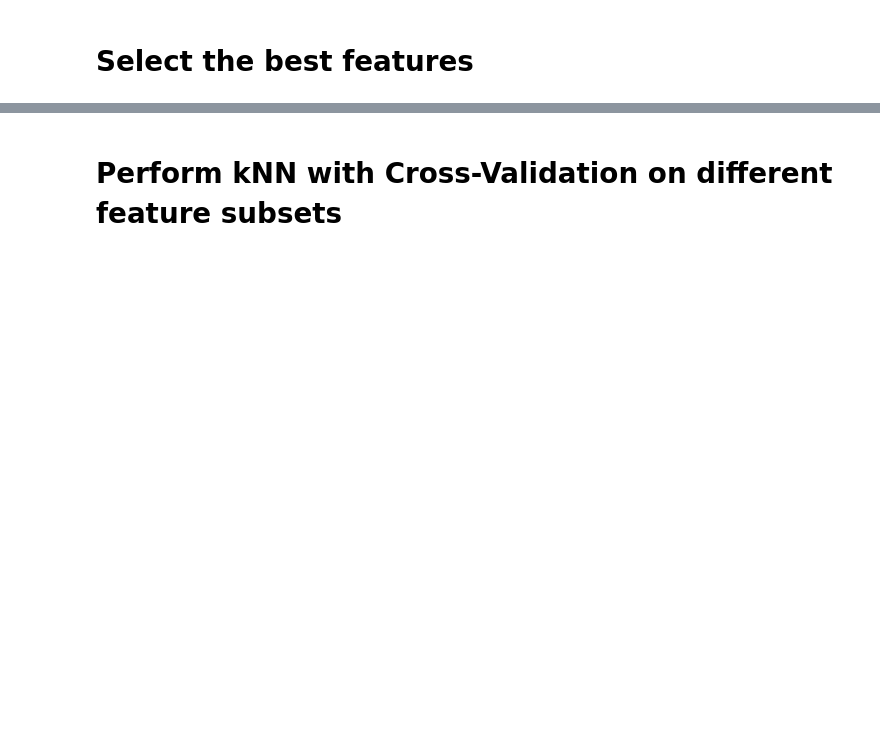
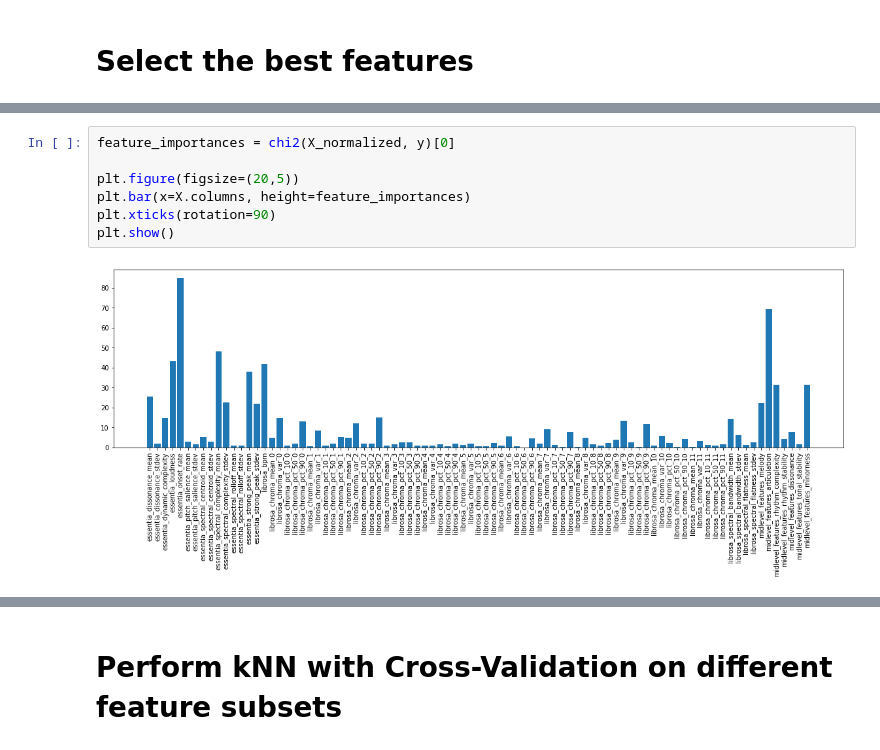
Before and after one commit to sh0w/machine-learning-pattern-classfication, a Jupyter notebook: task3_classification/kNN.ipynb, the cells around one changed output, grey strips where cells are left out. Cells and saved outputs as stored; diff of their text form; blank space fills up the shorter version.

```diff
--- a/task3_classification/kNN.ipynb
+++ b/task3_classification/kNN.ipynb
@@ -89 +89,10 @@ number of features before feature selection: 89
 number of features after feature selection: 10
+# %%
+feature_importances = chi2(X_normalized, y)[0]
+
+plt.figure(figsize=(20,5))
+plt.bar(x=X.columns, height=feature_importances)
+plt.xticks(rotation=90)
+plt.show()
+# %% [output]
+[figure, added]
```
Also changed, not shown: parts of 12 cells of this notebook, 1 other file.
